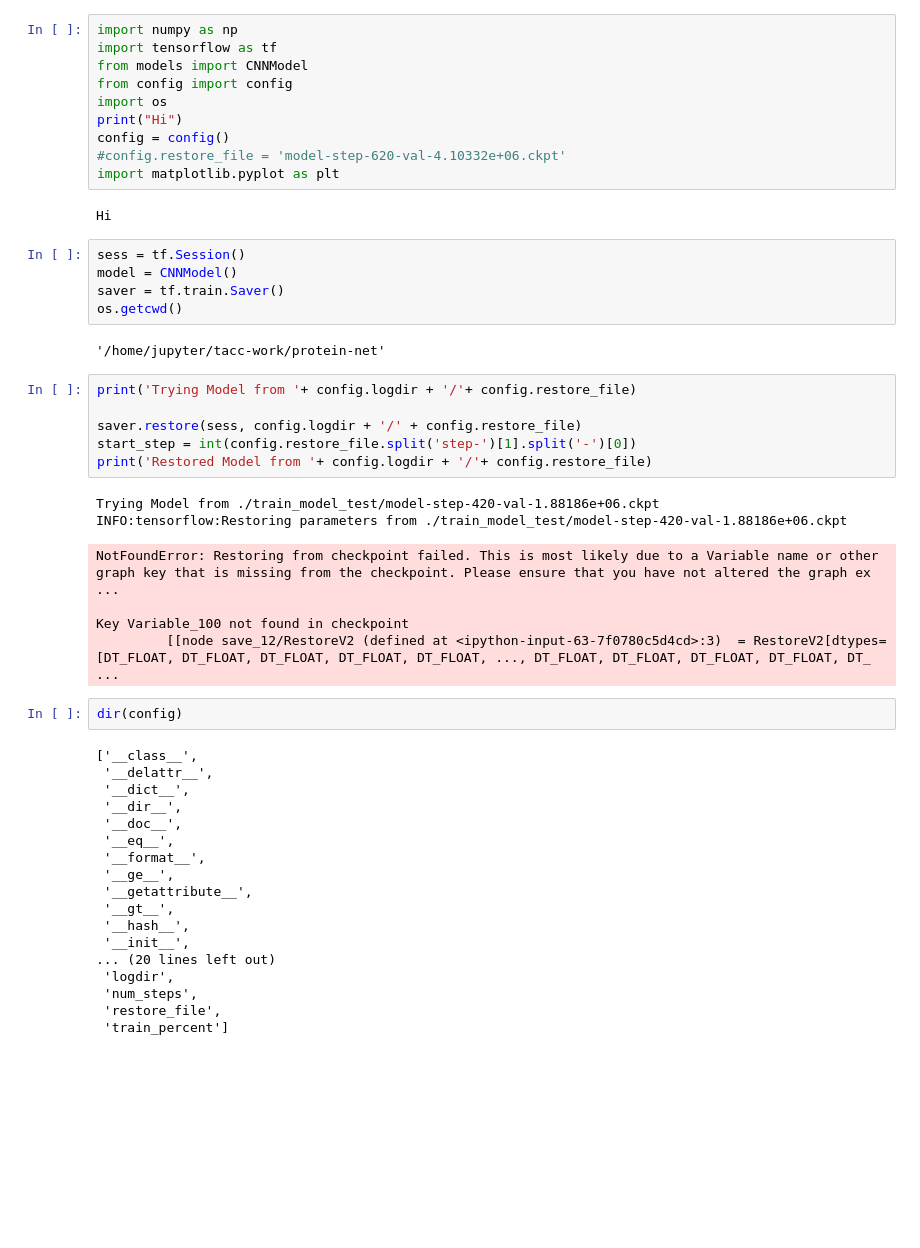
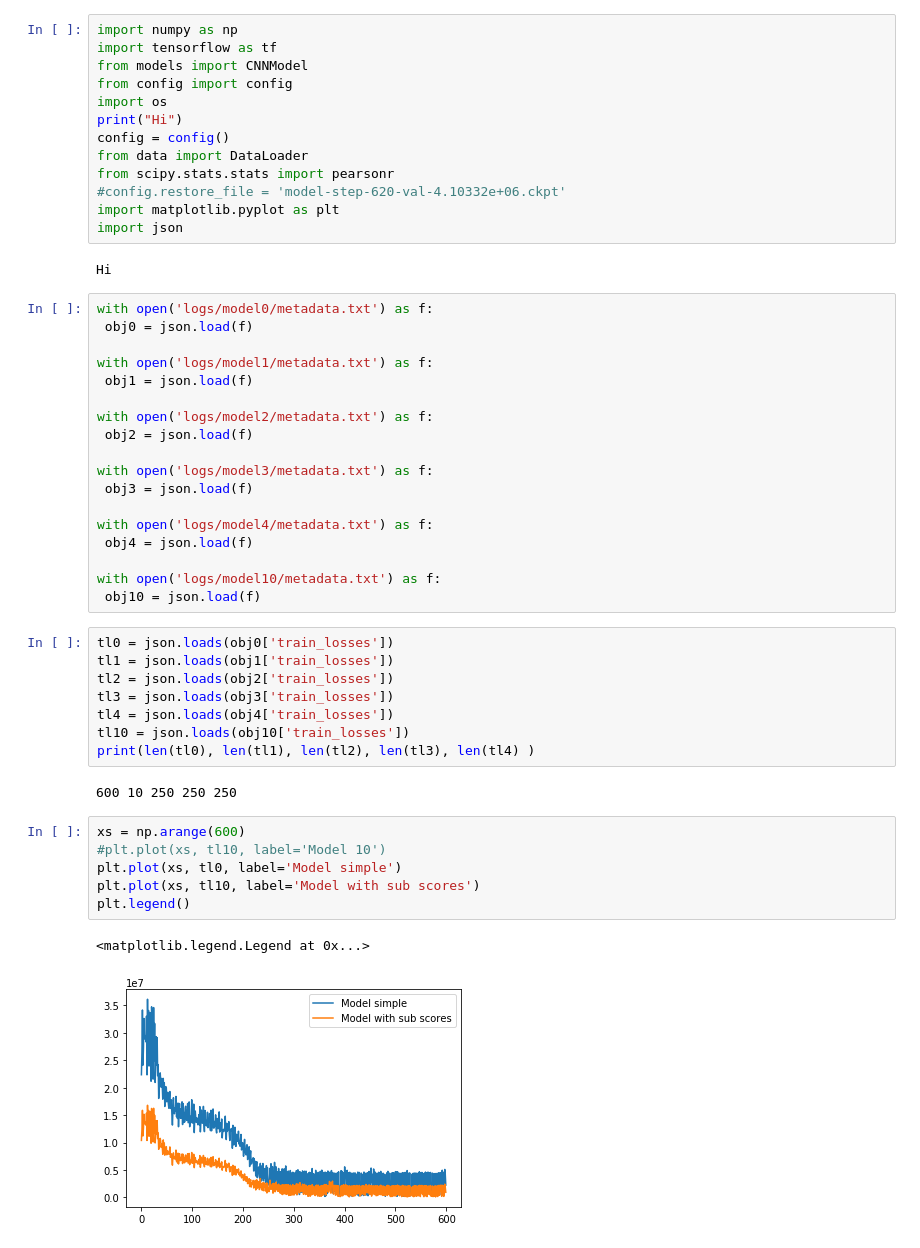
Before and after one commit to seanjaffe1/protein-net, a Jupyter notebook: MakePlots.ipynb, the cells around one changed output. Saved outputs shown, nothing was run; the diff lists cells and outputs as text; blank space fills up the shorter version.

```diff
--- a/MakePlots.ipynb
+++ b/MakePlots.ipynb
@@ -6,47 +6,47 @@ from config import config
 import os
 print("Hi")
 config = config()
+from data import DataLoader
+from scipy.stats.stats import pearsonr
 #config.restore_file = 'model-step-620-val-4.10332e+06.ckpt'
 import matplotlib.pyplot as plt
+import json
 # %% [output]
 Hi
-# %%
-sess = tf.Session()
-model = CNNModel()
-saver = tf.train.Saver()
-os.getcwd()
-# %% [output]
-'/home/jupyter/tacc-work/protein-net'
-# %%
-print('Trying Model from '+ config.logdir + '/'+ config.restore_file)
-
-saver.restore(sess, config.logdir + '/' + config.restore_file)
-start_step = int(config.restore_file.split('step-')[1].split('-')[0])
-print('Restored Model from '+ config.logdir + '/'+ config.restore_file)
-# %% [output]
-Trying Model from ./train_model_test/model-step-420-val-1.88186e+06.ckpt
-INFO:tensorflow:Restoring parameters from ./train_model_test/model-step-420-val-1.88186e+06.ckpt
-NotFoundError: Restoring from checkpoint failed. This is most likely due to a Variable name or other graph key that is missing from the checkpoint. Please ensure that you have not altered the graph ex ...
-
-Key Variable_100 not found in checkpoint
-         [[node save_12/RestoreV2 (defined at <ipython-input-63-7f0780c5d4cd>:3)  = RestoreV2[dtypes=[DT_FLOAT, DT_FLOAT, DT_FLOAT, DT_FLOAT, DT_FLOAT, ..., DT_FLOAT, DT_FLOAT, DT_FLOAT, DT_FLOAT, DT_ ...
-# %%
-dir(config)
-# %% [output]
-['__class__',
- '__delattr__',
- '__dict__',
- '__dir__',
- '__doc__',
- '__eq__',
- '__format__',
- '__ge__',
- '__getattribute__',
- '__gt__',
- '__hash__',
- '__init__',
-... (20 lines left out)
- 'logdir',
- 'num_steps',
- 'restore_file',
- 'train_percent']
+# %%
+with open('logs/model0/metadata.txt') as f:
+ obj0 = json.load(f)
+
+with open('logs/model1/metadata.txt') as f:
+ obj1 = json.load(f)
+
+with open('logs/model2/metadata.txt') as f:
+ obj2 = json.load(f)
+
+with open('logs/model3/metadata.txt') as f:
+ obj3 = json.load(f)
+
+with open('logs/model4/metadata.txt') as f:
+ obj4 = json.load(f)
+
+with open('logs/model10/metadata.txt') as f:
+ obj10 = json.load(f)
+# %%
+tl0 = json.loads(obj0['train_losses'])
+tl1 = json.loads(obj1['train_losses'])
+tl2 = json.loads(obj2['train_losses'])
+tl3 = json.loads(obj3['train_losses'])
+tl4 = json.loads(obj4['train_losses'])
+tl10 = json.loads(obj10['train_losses'])
+print(len(tl0), len(tl1), len(tl2), len(tl3), len(tl4) )
+# %% [output]
+600 10 250 250 250
+# %%
+xs = np.arange(600)
+#plt.plot(xs, tl10, label='Model 10')
+plt.plot(xs, tl0, label='Model simple')
+plt.plot(xs, tl10, label='Model with sub scores')
+plt.legend()
+# %% [output]
+<matplotlib.legend.Legend at 0x...>
+[figure, added]
```
Also changed, not shown: parts of 5 cells of this notebook, 30 other files.
